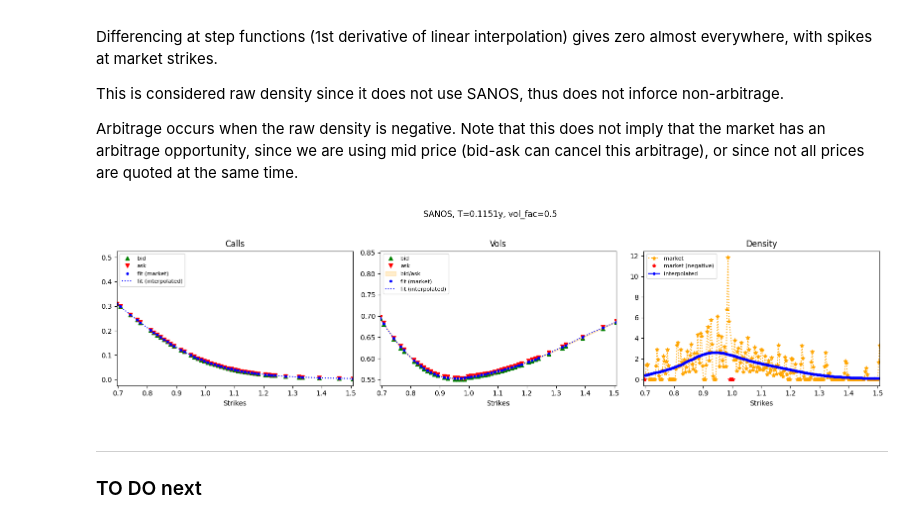
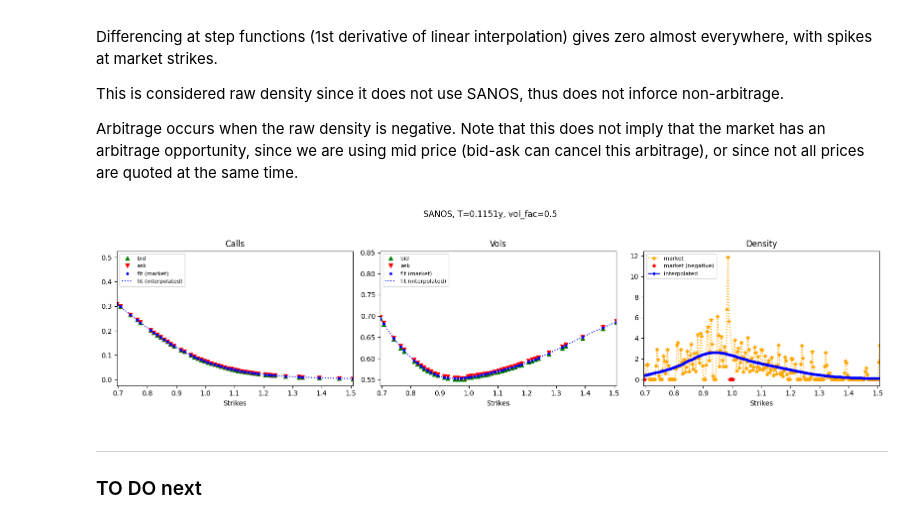
Before and after one commit to victorlabrecque/Research-Deep-Hedging-Volatility, a Jupyter notebook: Vol_Models/SANOS_theory_implementation.ipynb, the cells around one changed output. Saved outputs shown, nothing was run; the diff lists cells and outputs as text; code cells hidden in the pictures.

```diff
--- a/Vol_Models/SANOS_theory_implementation.ipynb
+++ b/Vol_Models/SANOS_theory_implementation.ipynb
@@ -345,35 +345,35 @@ axC.plot(k, bid, "^", color="green", label="bid")
 axC.plot(k, ask, "v", color="red", label="ask")
 axC.plot(k, fitted_prices, ".", color="blue", label="fit (market)")
 axC.plot(test_k, test_prices, ":", color="blue", label="fit (interpolated)")
 axC.set_title("Calls"); axC.set_xlabel("Strikes"); axC.set_xlim(k[0], k[-1])
 axC.legend(loc="upper left", fontsize=8)
 
 # Vols
 axV = axes[1]
 axV.plot(k, bid_iv, "^", color="green", label="bid")
 axV.plot(k, ask_iv, "v", color="red", label="ask")
-axV.fill_between(k, bid_iv, ask_iv, color="orange", alpha=0.2, label="bid/ask")
+#axV.fill_between(k, bid_iv, ask_iv, color="orange", alpha=0.2, label="bid/ask")
 axV.plot(k, fitted_iv, ".", color="blue", label="fit (market)")
 axV.plot(test_k, test_iv, ":", color="blue", label="fit (interpolated)")
 axV.set_title("Vols"); axV.set_xlabel("Strikes"); axV.set_xlim(k[0], k[-1])
 axV.legend(loc="upper left", fontsize=8)
 
 # Density
 axD = axes[2]
 epsd = -1e-6
 pos = market_density >= epsd
 axD.plot(test_k[pos], market_density[pos], "*:", color="orange", label="market")
 if np.any(~pos):
     axD.plot(test_k[~pos], np.zeros_like(market_density[~pos]), "*", color="red", label="market (negative)")
 axD.plot(test_k, test_density, ".-", color="blue", label="interpolated")
 axD.set_title("Density"); axD.set_xlabel("Strikes"); axD.set_xlim(k[0], k[-1])
 axD.legend(loc="upper left", fontsize=8)
 
 fig.suptitle(f"SANOS, T={ttm:.4f}y, vol_fac={vol_fac}", y=1.03)
 plt.tight_layout()
 plt.show()
 # %% [output]
-[figure, old version]
+[figure, new version]
 # %% [markdown]
 ___
 ### TO DO next
```
